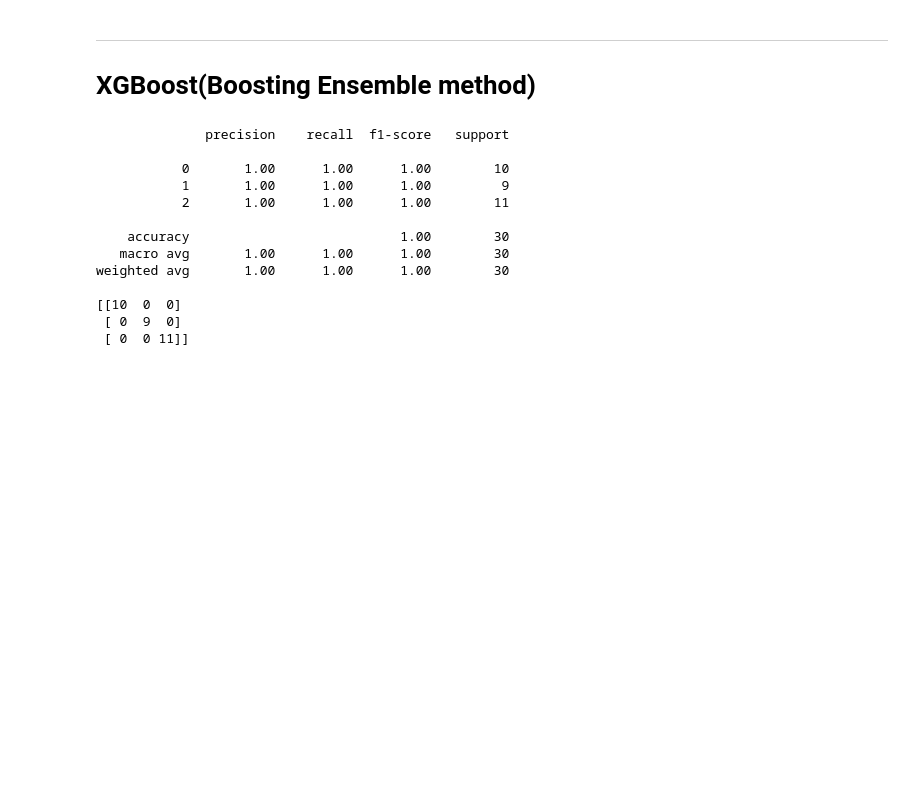
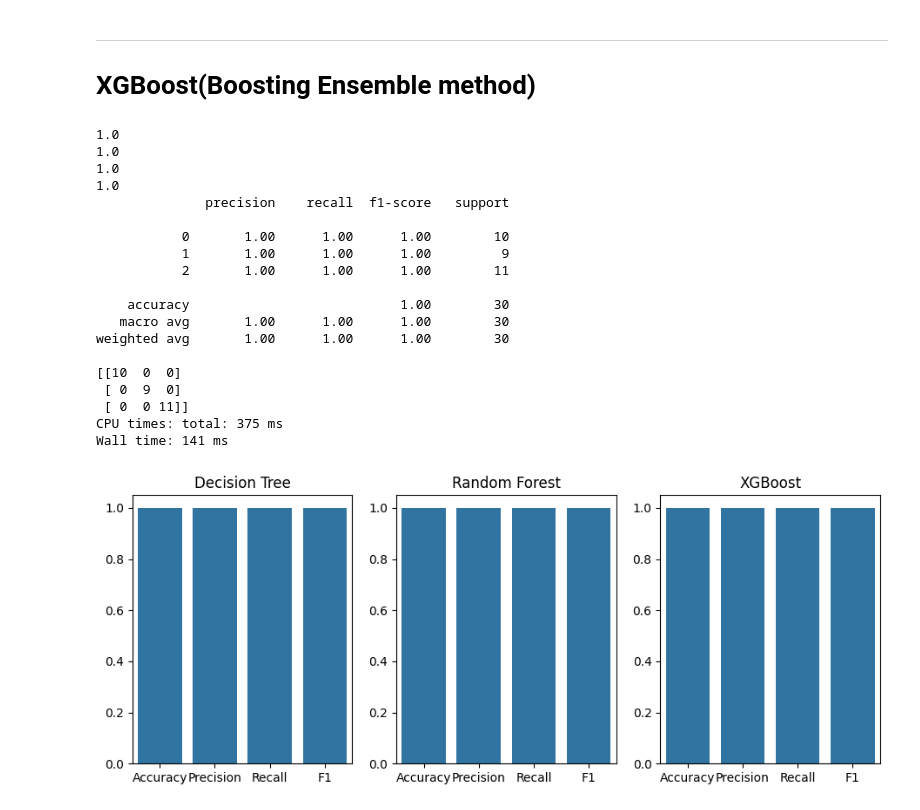
Before and after one commit to khizer9292/machine_learning, a Jupyter notebook: 07_machine_learning/16_boosting.ipynb, the cells around one changed output. Drawn from its saved outputs; the diff is of its cells as text; code cells hidden in the pictures; blank space fills up the shorter version.

```diff
--- a/07_machine_learning/16_boosting.ipynb
+++ b/07_machine_learning/16_boosting.ipynb
@@ -119,6 +145,7 @@ plt.show()
 -------
 # XGBoost(Boosting Ensemble method)
 # %%
+%%time
 # call the model
 model = XGBClassifier()
 
@@ -129,9 +156,17 @@ model.fit(X_train, y_train)
 y_pred = model.predict(X_test)
 
 # evaluate the model
+print(accuracy_score(y_test, y_pred))
+print(precision_score(y_test, y_pred, average='micro'))
+print(recall_score(y_test, y_pred, average='micro'))
+print(f1_score(y_test, y_pred, average='micro'))
 print(classification_report(y_test, y_pred))
 print(confusion_matrix(y_test, y_pred))
 # %% [output]
+1.0
+1.0
+1.0
+1.0
               precision    recall  f1-score   support
 
            0       1.00      1.00      1.00        10
@@ -145,3 +180,21 @@ weighted avg       1.00      1.00      1.00        30
 [[10  0  0]
  [ 0  9  0]
  [ 0  0 11]]
+CPU times: total: 375 ms
+Wall time: 141 ms
+# %%
+# make a bar plot showing each of the matrix with respect to the model
+plt.figure(figsize=(15, 4))
+plt.subplot(1, 4, 1)
+sns.barplot(x=['Accuracy', 'Precision', 'Recall', 'F1'], y=[accuracy_score(y_test, y_pred), precision_score(y_test, y_pred, average='micro'), recall_score(y_test, y_pred, average='micro'), f1_score(y_test, y_pred, average='micro')])
+plt.title('Decision Tree')
+plt.subplot(1, 4, 2)
+sns.barplot(x=['Accuracy', 'Precision', 'Recall', 'F1'], y=[accuracy_score(y_test, y_pred), precision_score(y_test, y_pred, average='micro'), recall_score(y_test, y_pred, average='micro'), f1_score(y_test, y_pred, average='micro')])
+plt.title('Random Forest')
+plt.subplot(1, 4, 3)
+sns.barplot(x=['Accuracy', 'Precision', 'Recall', 'F1'], y=[accuracy_score(y_test, y_pred), precision_score(y_test, y_pred, average='micro'), recall_score(y_test, y_pred, average='micro'), f1_score(y_test, y_pred, average='micro')])
+plt.title('XGBoost')
+# plt.tight_layout()
+plt.show()
+# %% [output]
+[figure, added]
```
Also changed, not shown: parts of 4 cells of this notebook, 7 other files.
